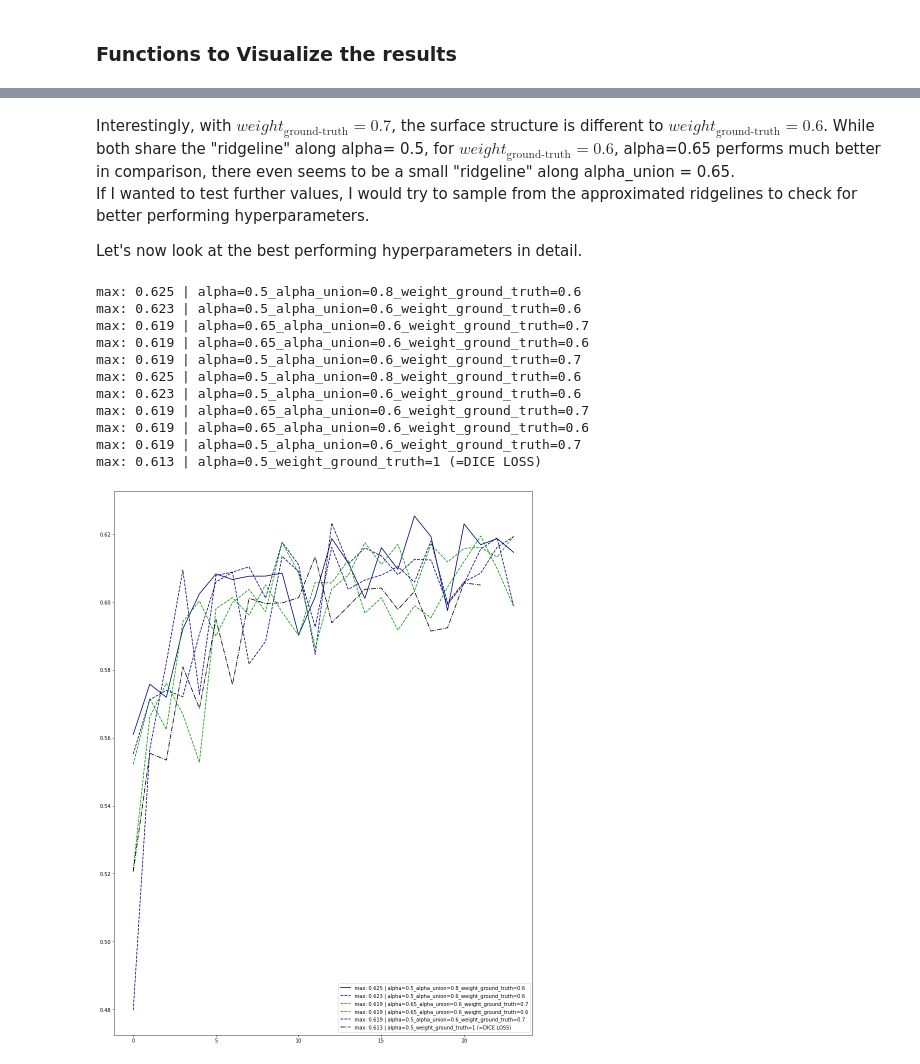
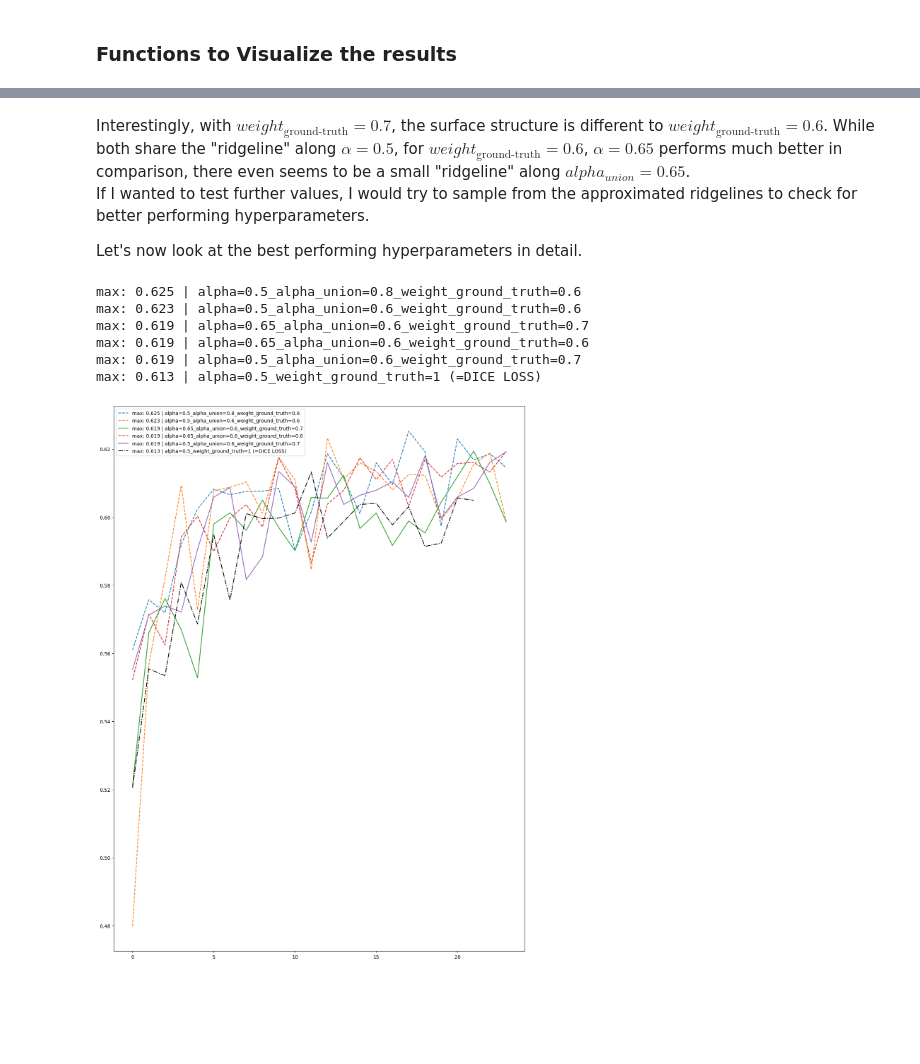
Before and after one commit to AlsanArcade/Contrails, a Jupyter notebook: presentation.ipynb, the cells around one changed output, grey strips where cells are left out. Cells and saved outputs as stored; diff of their text form; code cells hidden in the pictures; blank space fills up the shorter version.

```diff
--- a/presentation.ipynb
+++ b/presentation.ipynb
@@ -623,9 +626,8 @@ def visualize_epochs_graphs(hyperparameters):
         maximum = metrics.dropna(subset = ['val_dice']).max()["val_dice"]
 
         label = f"max: {maximum:.3f} | alpha={alpha}_alpha_union={alpha_union}_weight_ground_truth={weight_ground_truth}"
-        linestyle = {0.4:"dotted",0.6:"--",0.8:"-"}[alpha_union]
-        color = {0.35:(0.6,0,0),0.5:(0,0,0.5),0.65:(0, 0.6, 0)}[alpha]
-        plt.plot(metrics['val_dice'], label=label, linestyle = linestyle, color = color)
+        linestyle = {0.6:"--",0.7:"-"}[weight_ground_truth]
+        plt.plot(metrics['val_dice'], label=label, linestyle = linestyle)
         print(label)
 
     # -- same as above, but for baseline
@@ -641,7 +643,7 @@ def visualize_epochs_graphs(hyperparameters):
     plt.legend()
     plt.show()
 
-def print_and_return_n_best_hyperparameters(n):
+def return_n_best_hyperparameters(n):
     parameter_text_and_parameters = []
     all_alpha = [0.35,0.5,0.65]
     all_alpha_union = [0.4,0.6,0.8]
@@ -657,8 +659,6 @@ def print_and_return_n_best_hyperparameters(n):
                     parameter_text_and_parameters += [[f"max: {maximum:.3f} | alpha={alpha}_alpha_union={alpha_union}_weight_ground_truth={weight_ground_truth}", {"weight_ground_truth":weight_ground_truth, "alpha":alpha, "alpha_union":alpha_union}]]
 
     parameter_text_and_parameters.sort(reverse=True,key = lambda x: x[0])
-    for i in range(n):
-        print(parameter_text_and_parameters[i][0])
 
     return [parameters[1] for parameters in parameter_text_and_parameters[:n]]
 # %% [markdown]
@@ -695,26 +695,21 @@ weight_ground_truth= 0.6
 BASELINE: 0.613 (DICE LOSS on ground truth mask)
 # %% [markdown]
 Interestingly, with $weight_{\text{ground-truth}}= 0.7$, the surface structure is different to  $weight_{\text{ground-truth}}= 0.6$.
-While both share the "ridgeline" along alpha= 0.5, for $weight_{\text{ground-truth}}= 0.6$, alpha=0.65 performs much better in comparison, there even seems to be a small "ridgeline" along alpha_union = 0.65.
+While both share the "ridgeline" along $\alpha= 0.5$, for $weight_{\text{ground-truth}}= 0.6$, $\alpha=0.65$ performs much better in comparison, there even seems to be a small "ridgeline" along $alpha_{union} = 0.65$.
 If I wanted to test further values, I would try to sample from the approximated ridgelines to check for better performing hyperparameters.
 
 
 Let's now look at the best performing hyperparameters in detail.
 # %%
-parameters = print_and_return_n_best_hyperparameters(5)
+parameters = return_n_best_hyperparameters(5)
 
 visualize_epochs_graphs(parameters)
 # %% [output]
-max: 0.625 | alpha=0.5_alpha_union=0.8_weight_ground_truth=0.6
-max: 0.623 | alpha=0.5_alpha_union=0.6_weight_ground_truth=0.6
-max: 0.619 | alpha=0.65_alpha_union=0.6_weight_ground_truth=0.7
-max: 0.619 | alpha=0.65_alpha_union=0.6_weight_ground_truth=0.6
-max: 0.619 | alpha=0.5_alpha_union=0.6_weight_ground_truth=0.7
 max: 0.625 | alpha=0.5_alpha_union=0.8_weight_ground_truth=0.6
 max: 0.623 | alpha=0.5_alpha_union=0.6_weight_ground_truth=0.6
 max: 0.619 | alpha=0.65_alpha_union=0.6_weight_ground_truth=0.7
 max: 0.619 | alpha=0.65_alpha_union=0.6_weight_ground_truth=0.6
 max: 0.619 | alpha=0.5_alpha_union=0.6_weight_ground_truth=0.7
 max: 0.613 | alpha=0.5_weight_ground_truth=1 (=DICE LOSS)
-[figure, old version]
+[figure, new version]
 # %%
```
Also changed, not shown: parts of 10 cells of this notebook, 2 other files.
